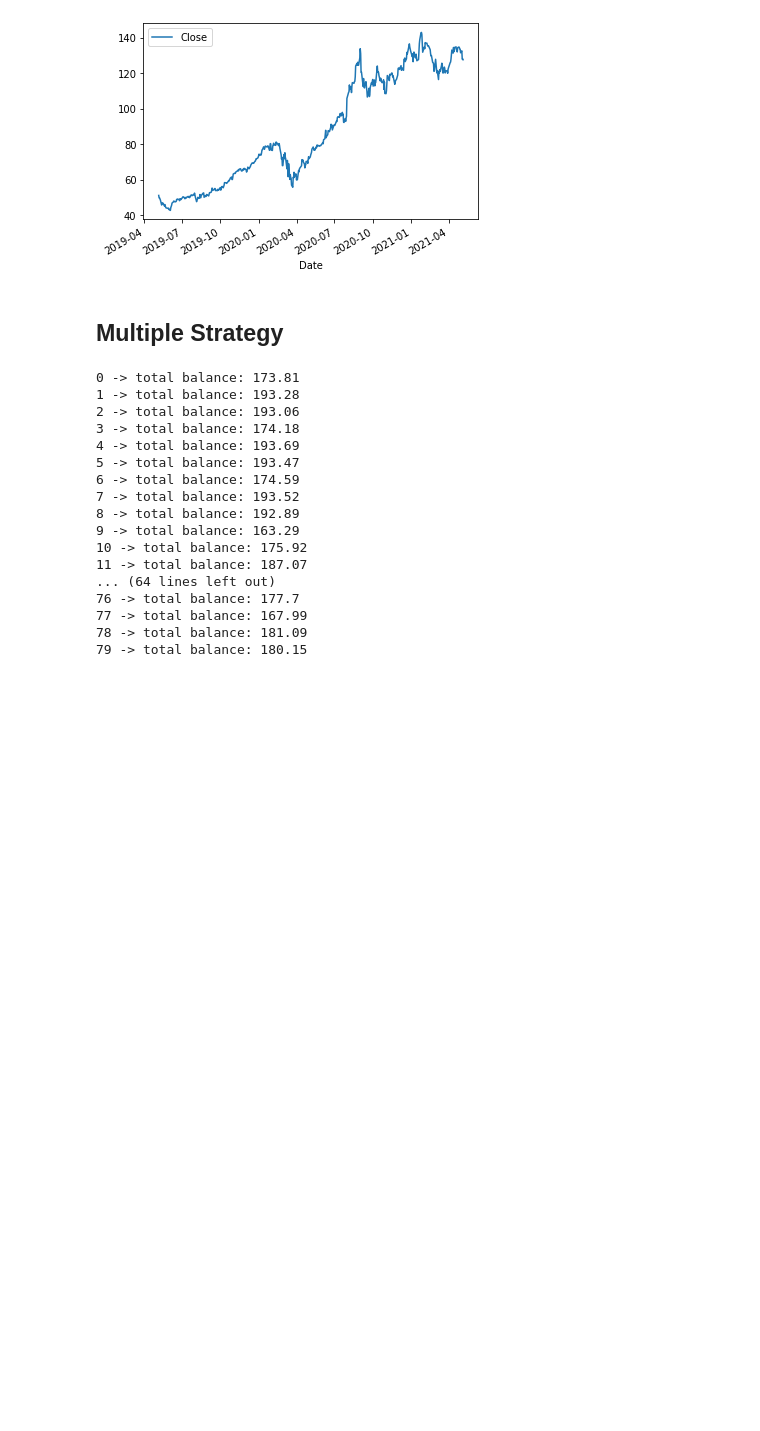
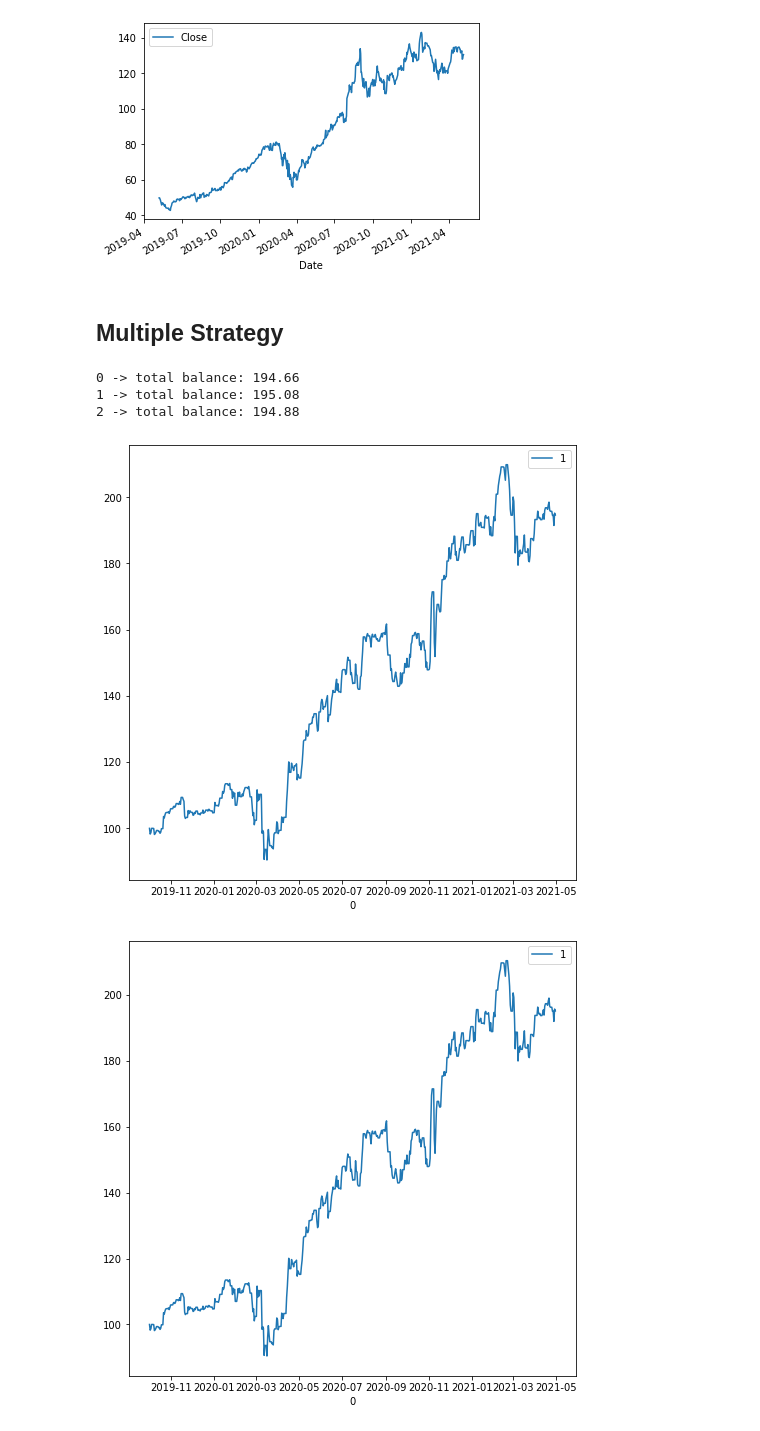
Before and after one commit to OozyGrub/nasdaq100-trading-algorithm, a Jupyter notebook: nasdaq100_trading_algorithm.ipynb, the cells around one changed output. Cells and saved outputs as stored; diff of their text form; code cells hidden in the pictures; blank space fills up the shorter version.

```diff
--- a/nasdaq100_trading_algorithm.ipynb
+++ b/nasdaq100_trading_algorithm.ipynb
@@ -327,51 +332,39 @@ for idx in trange(product_params_size, desc='product_params'):
                     total_balance += sell(amount, price)
                     position[i] -= amount
                     state[i] += 1
                     symbol = "🔴" * state[i]
                     if debug:
                         # print(position)
                         print(f"{date_key} {symbol} sell {stock_dict[i]} at: {round(price, decimal_display)}, amount: {round(amount, decimal_display)}, total_balance: {round(total_balance, decimal_display)}")
 
                 # cut loss
                 if hit_cut_loss_threshold(price, buy_at[i]):
                     amount = position[i]
                     total_balance += sell(amount, price)
                     buy_at[i] = 0.0
                     position[i] = 0.0
                     state[i] += 1
                     if debug:
                         # print(position)
                         print(f"{date_key} 🔥 cut_loss {stock_dict[i]} at: {round(price, decimal_display)}, amount: {round(amount, decimal_display)}, total_balance: {round(total_balance, decimal_display)}")
         acc_total_balances.append((single_date, total_balance + calculate_position_balance(single_date)))
         # print(calculate_position_balance(single_date))
 
-    # pd.set_option('display.max_rows', 100)
-    # acc_total_balance_df = pd.DataFrame(acc_total_balances)
-    # acc_total_balance_df = acc_total_balance_df.set_index(0)
-    # acc_total_balance_df.plot(figsize=(8, 8))
+    pd.set_option('display.max_rows', 100)
+    acc_total_balance_df = pd.DataFrame(acc_total_balances)
+    acc_total_balance_df = acc_total_balance_df.set_index(0)
+    acc_total_balance_df.plot(figsize=(8, 8))
 
     total_balance += calculate_position_balance(end_date)
 
     # Saving results
     results.append((idx, total_balance))
 
     if debug: print("-------- 📈 Summary --------")
     print(f"{idx} -> total balance: {round(total_balance, decimal_display)}")
 # %% [output]
-0 -> total balance: 173.81
-1 -> total balance: 193.28
-2 -> total balance: 193.06
-3 -> total balance: 174.18
-4 -> total balance: 193.69
-5 -> total balance: 193.47
-6 -> total balance: 174.59
-7 -> total balance: 193.52
-8 -> total balance: 192.89
-9 -> total balance: 163.29
-10 -> total balance: 175.92
-11 -> total balance: 187.07
-... (64 lines left out)
-76 -> total balance: 177.7
-77 -> total balance: 167.99
-78 -> total balance: 181.09
-79 -> total balance: 180.15
+0 -> total balance: 194.66
+1 -> total balance: 195.08
+2 -> total balance: 194.88
+[figure, added]
+[figure, added]
```
Also changed, not shown: parts of 10 cells of this notebook.
